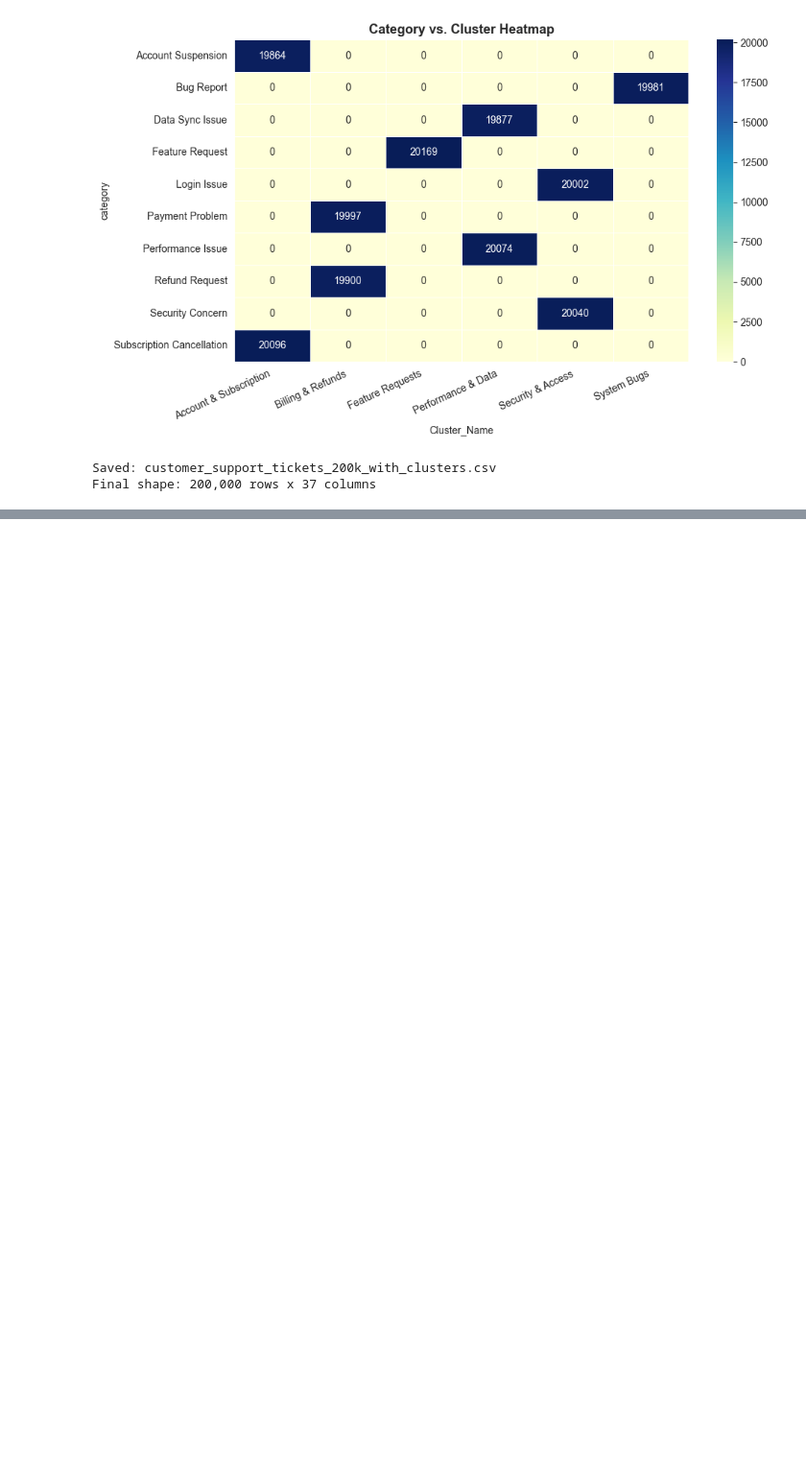
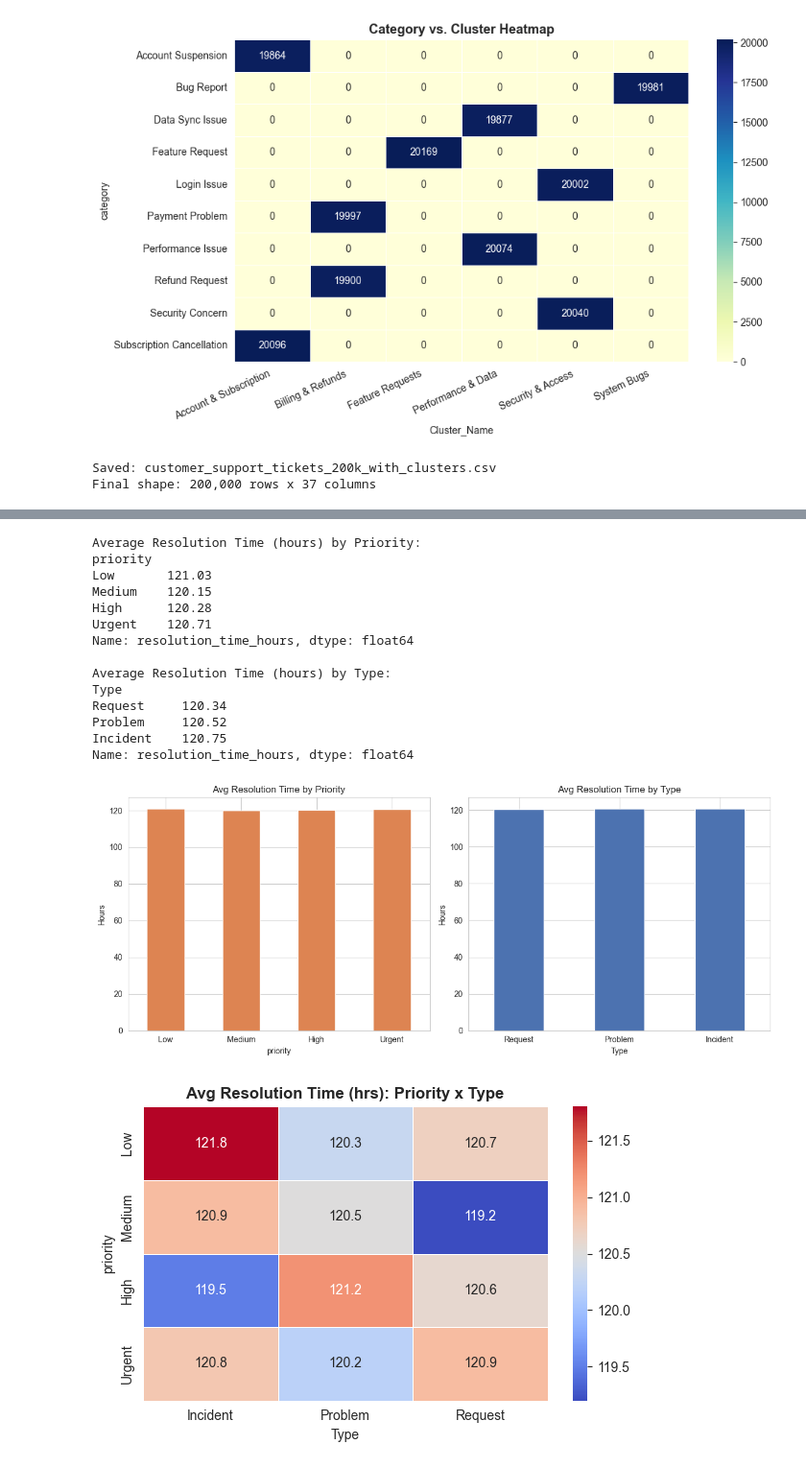
Before and after one commit to springboardmentor1210a/Supportlytics, a Jupyter notebook: Supportlytics.ipynb, the cells around one changed output, grey strips where cells are left out. Shown at 96% size. Drawn from its saved outputs; the diff is of its cells as text; code cells hidden in the pictures; blank space fills up the shorter version.

```diff
--- a/Supportlytics.ipynb
+++ b/Supportlytics.ipynb
@@ -615,0 +618,45 @@ Final shape: 200,000 rows x 37 columns
+# %%
+ # --- Module 5.1: Average resolution time by Priority and Type ---
+resolution_by_priority = df.groupby("priority")["resolution_time_hours"].mean().round(2).reindex(["Low","Medium","High","Urgent"])
+resolution_by_type = df.groupby("Type")["resolution_time_hours"].mean().round(2).sort_values()
+
+print("Average Resolution Time (hours) by Priority:")
+print(resolution_by_priority)
+print("\nAverage Resolution Time (hours) by Type:")
+print(resolution_by_type)
+
+fig, axes = plt.subplots(1, 2, figsize=(12, 5))
+resolution_by_priority.plot(kind="bar", ax=axes[0], color="#DD8452", title="Avg Resolution Time by Priority")
+resolution_by_type.plot(kind="bar", ax=axes[1], color="#4C72B0", title="Avg Resolution Time by Type")
+for ax in axes:
+    ax.set_ylabel("Hours"); ax.tick_params(axis="x", rotation=0)
+plt.tight_layout()
+plt.savefig("viz9_resolution_by_priority_type.png", dpi=150)
+plt.show()
+
+# Bonus combined view
+priority_type_pivot = df.pivot_table(values="resolution_time_hours", index="priority", columns="Type", aggfunc="mean").round(1)
+priority_type_pivot = priority_type_pivot.reindex(["Low","Medium","High","Urgent"])
+plt.figure(figsize=(6, 4))
+sns.heatmap(priority_type_pivot, cmap="coolwarm", annot=True, fmt=".1f", linewidths=0.5)
+plt.title("Avg Resolution Time (hrs): Priority x Type", fontsize=12, fontweight="bold")
+plt.tight_layout()
+plt.savefig("viz9b_priority_type_heatmap.png", dpi=150)
+plt.show()
+# %% [output]
+Average Resolution Time (hours) by Priority:
+priority
+Low       121.03
+Medium    120.15
+High      120.28
+Urgent    120.71
+Name: resolution_time_hours, dtype: float64
+
+Average Resolution Time (hours) by Type:
+Type
+Request     120.34
+Problem     120.52
+Incident    120.75
+Name: resolution_time_hours, dtype: float64
+[figure, added]
+[figure, added]
```
Also changed, not shown: parts of 8 cells of this notebook, 1 other file.
